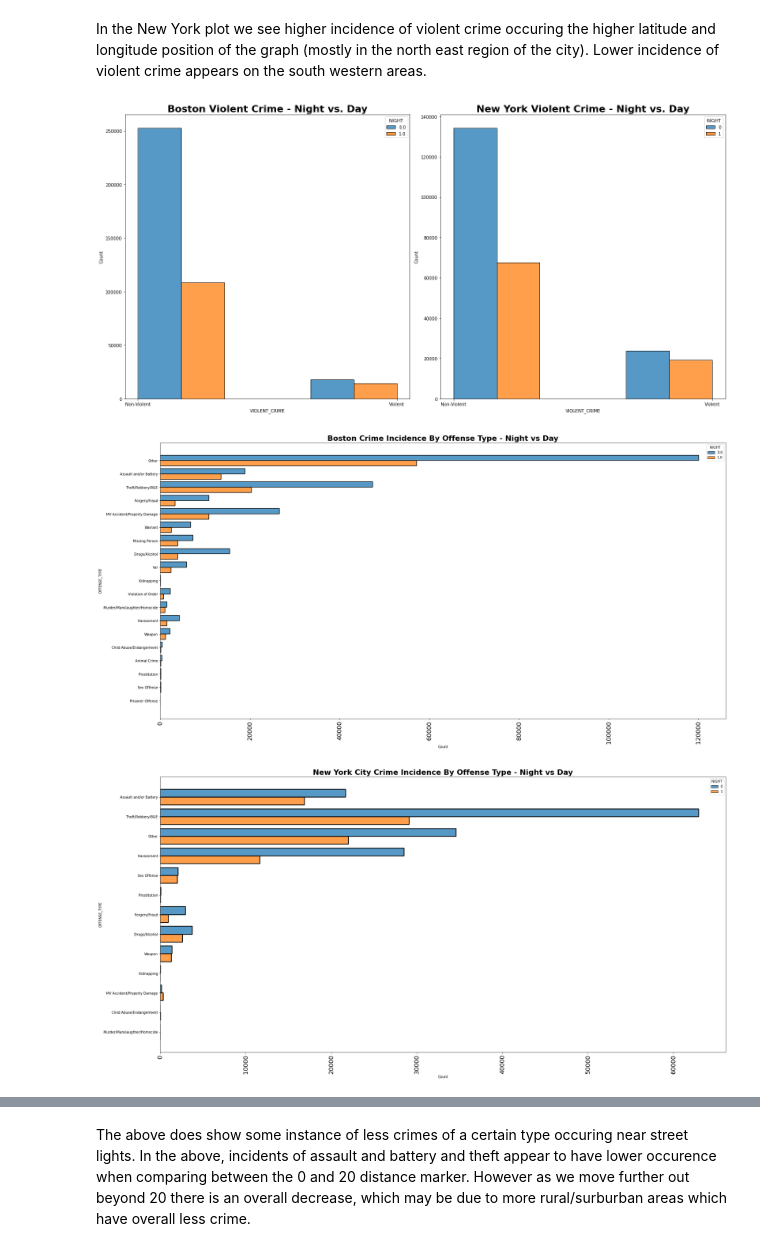
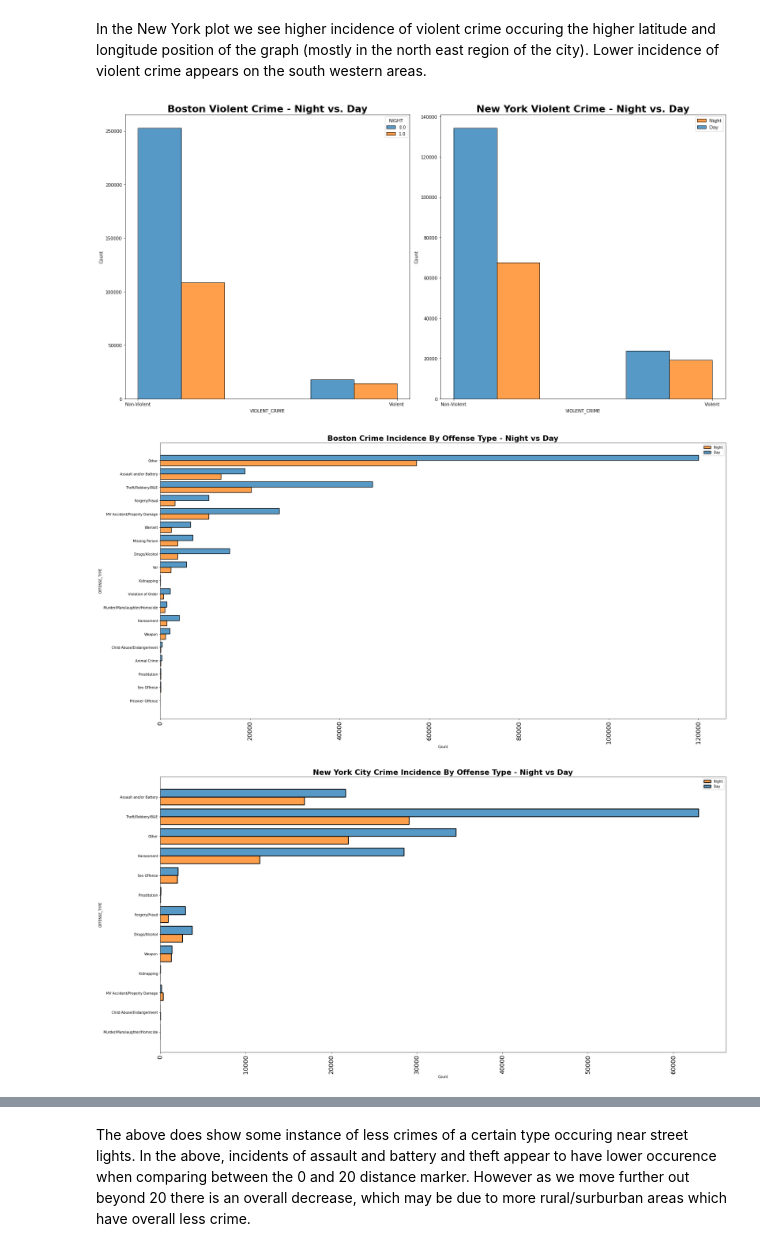
Before and after one commit to YolandaMDavis/cs109a-fall2020, a Jupyter notebook: Milestone_3_EDA_Final.ipynb, the cells around one changed output, grey strips where cells are left out. Drawn from its saved outputs; the diff is of its cells as text; code cells hidden in the pictures.

```diff
--- a/Milestone_3_EDA_Final.ipynb
+++ b/Milestone_3_EDA_Final.ipynb
@@ -55,32 +55,35 @@ In the New York plot we see higher incidence of violent crime occuring the highe
 # %%
 fig, ax = plt.subplots(ncols=2, figsize=(20,10),sharey=False)
 sns.histplot(boston_crime_train,x='VIOLENT_CRIME', color='y', ax=ax[0] , hue="NIGHT",multiple="dodge",bins=3)
 sns.histplot(nyc_crime_train,x='VIOLENT_CRIME', color='y', ax=ax[1] , hue="NIGHT",multiple="dodge",bins=3)
 ax[0].set_title('Boston Violent Crime - Night vs. Day', fontdict={ 'weight' : 'bold','size'   : 22})
 ax[1].set_title('New York Violent Crime - Night vs. Day', fontdict={ 'weight' : 'bold','size'   : 22})
 ticks = [0,1]
 labels = ['Non-Violent','Violent']
+plt.legend(loc='upper right', labels=['Night','Day'])
 ax[0].set_xticks(ticks)
 ax[0].set_xticklabels(labels)
 ax[1].set_xticks(ticks)
 ax[1].set_xticklabels(labels)
 plt.tight_layout()
 plt.show()
 # %% [output]
-[figure, old version]
+[figure, new version]
 # %%
 fig, axs = plt.subplots(1,figsize=(30,15),sharey=False)
 g=sns.histplot(boston_crime_train,y='OFFENSE_TYPE', color='y', ax=axs , hue="NIGHT",shrink=.8,multiple="dodge", )
 plt.xticks(rotation=90,fontsize=18)
 axs.set_title('Boston Crime Incidence By Offense Type - Night vs Day',fontdict={ 'weight' : 'bold','size'   : 22})
+plt.legend(loc='upper right', labels=['Night','Day'])
 plt.show()
 # %% [output]
-[figure, old version]
+[figure, new version]
 # %%
 fig, axs = plt.subplots(1,figsize=(30,15),sharey=False)
 g=sns.histplot(nyc_crime_train,y='OFFENSE_TYPE', color='y', ax=axs , hue="NIGHT",shrink=.8,multiple="dodge", )
 plt.xticks(rotation=90,fontsize=18)
 axs.set_title('New York City Crime Incidence By Offense Type - Night vs Day', fontdict={ 'weight' : 'bold','size'   : 22})
+plt.legend(loc='upper right', labels=['Night','Day'])
 plt.show()
 # %% [output]
-[figure, old version]
+[figure, new version]
```
Also changed, not shown: parts of 5 cells of this notebook.
